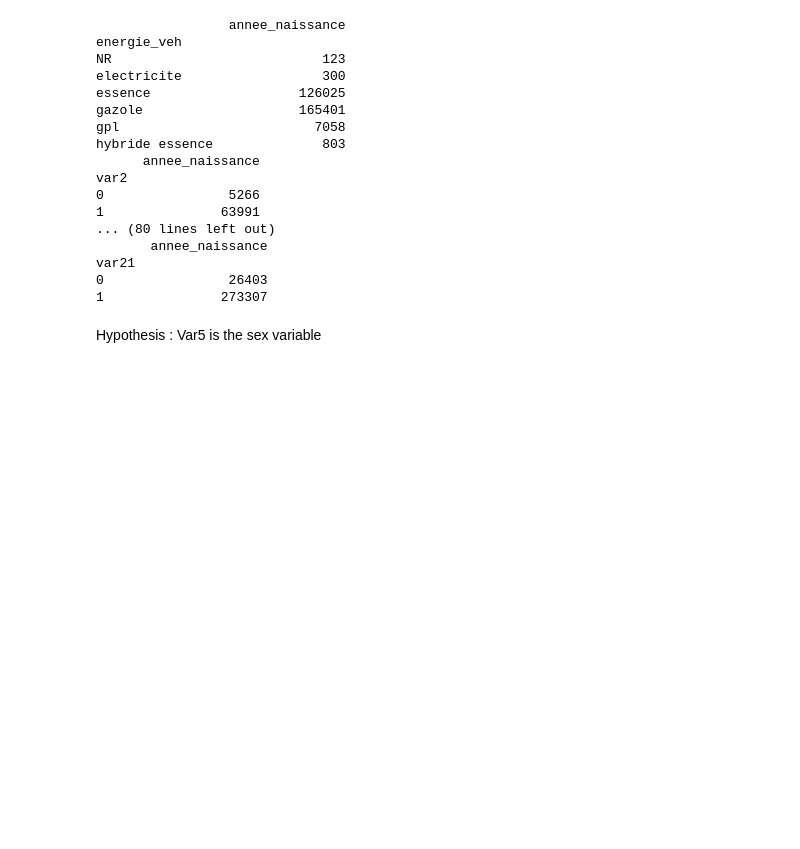
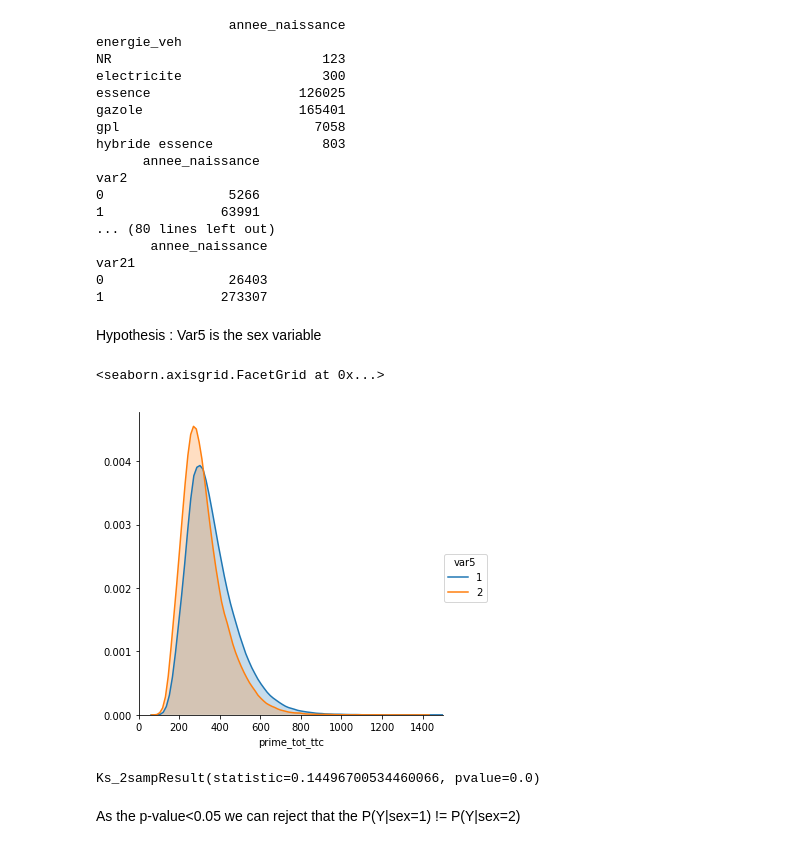
Before and after one commit to chrimarf/premium_insurance_fainess, a Jupyter notebook: notebooks/explore_maif_data.ipynb, the cells around one changed output. Drawn from its saved outputs; the diff is of its cells as text; code cells hidden in the pictures; blank space fills up the shorter version.

```diff
--- a/notebooks/explore_maif_data.ipynb
+++ b/notebooks/explore_maif_data.ipynb
@@ -23,7 +26,8 @@ df.describe()
 | max | 1998.000000 | 2018.000000 | 58.000000 | 99.000000 | 17000.000000 | 270.000000 | 72.000000 | 5.00000 | ... |
 # %%
 columns = pd.DataFrame(data = {'columns_name':df.columns,
-                               'unique_values':[len(df[col].unique()) for col in df.columns]})
+                               'unique_values':[len(df[col].unique())
+                                                for col in df.columns]})
 
 df[columns[columns.unique_values<=10].columns_name.tolist()] = \
      df[columns[columns.unique_values<=10].columns_name.tolist()].astype(str)
@@ -58,3 +62,21 @@ var21
 1               273307
 # %% [markdown]
 Hypothesis : Var5 is the sex variable
+# %%
+(sns
+  .FacetGrid(df,
+             hue='var5',
+             size=5,
+             xlim=(0, 1500))
+  .map(sns.kdeplot, 'prime_tot_ttc', shade=True)
+ .add_legend()
+)
+# %% [output]
+<seaborn.axisgrid.FacetGrid at 0x...>
+[figure, added]
+# %%
+stats.ks_2samp(df.query('var5 == "1"').prime_tot_ttc, df.query('var5 == "2"').prime_tot_ttc)
+# %% [output]
+Ks_2sampResult(statistic=0.14496700534460066, pvalue=0.0)
+# %% [markdown]
+As the p-value<0.05 we can reject that the P(Y|sex=1) != P(Y|sex=2)
```
Also changed, not shown: parts of 1 cell of this notebook.
